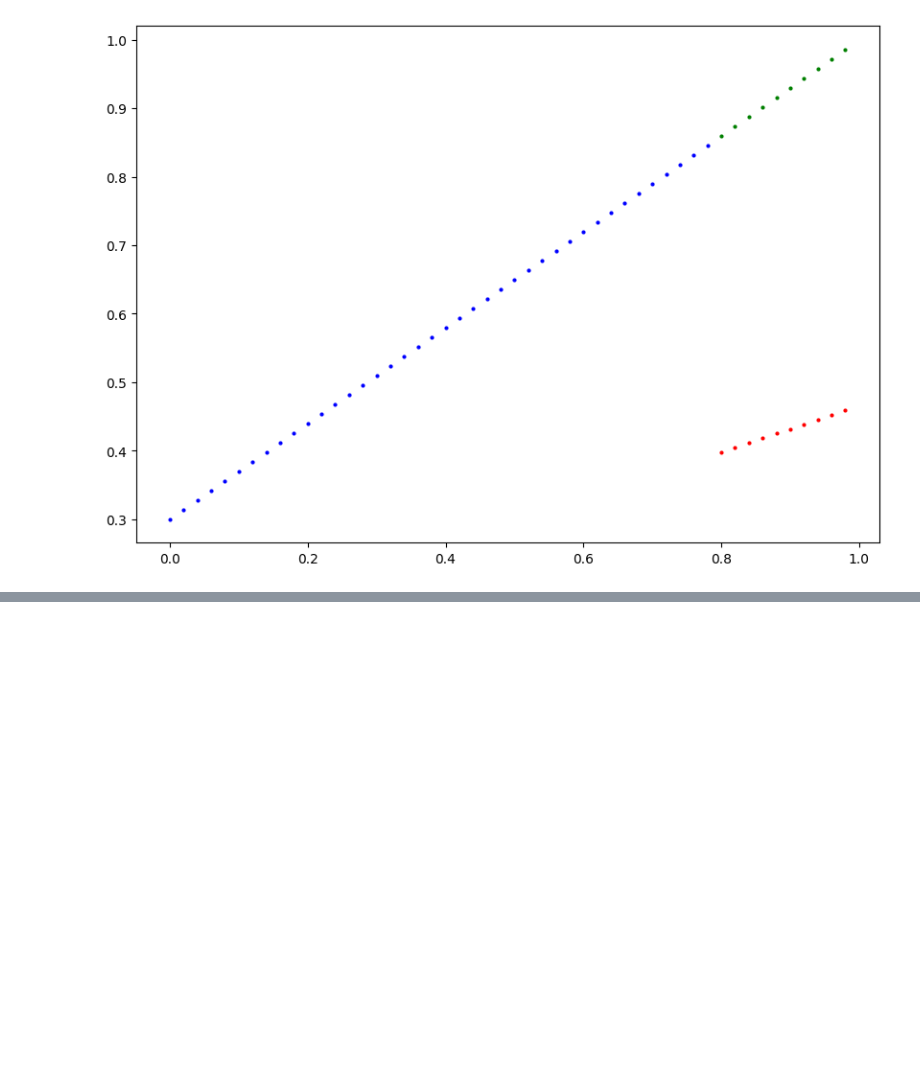
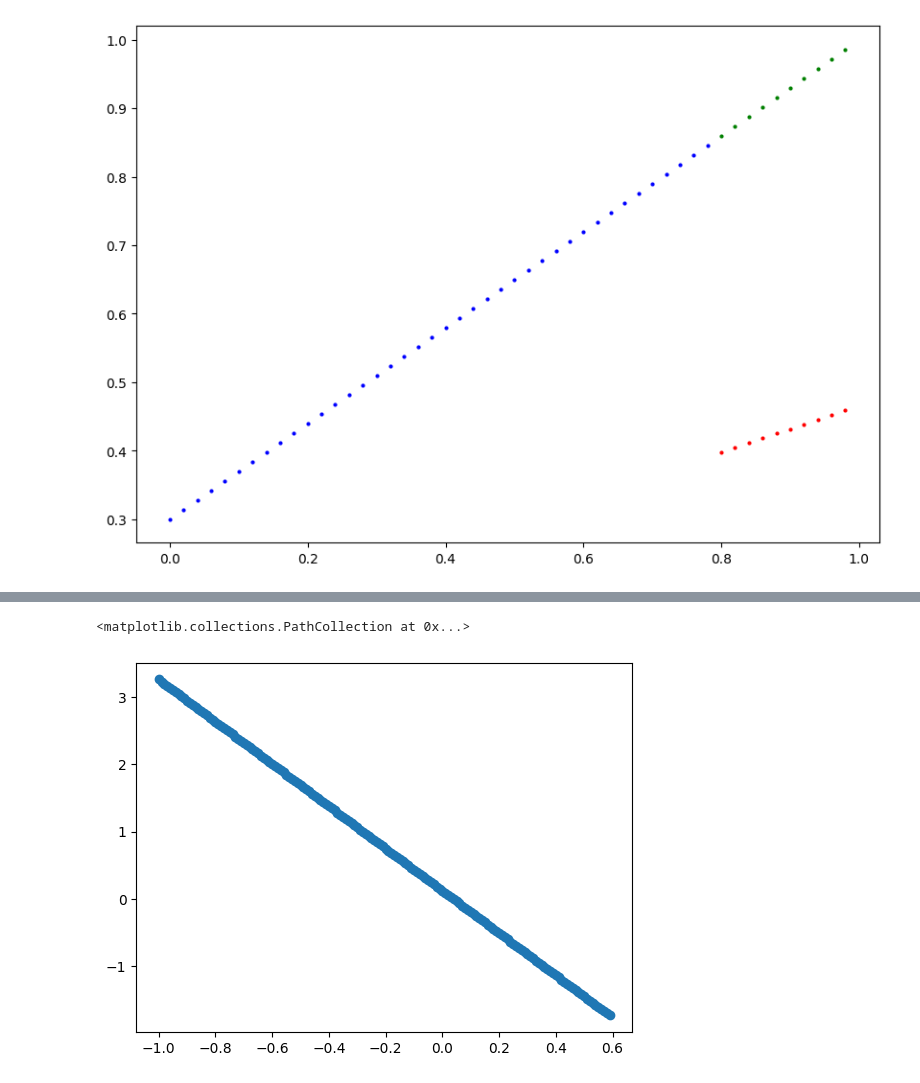
Before and after one commit to shrEkt101/chess, a Jupyter notebook: chess engine/pytorch experiments.ipynb, the cells around one changed output, grey strips where cells are left out. Cells and saved outputs as stored; diff of their text form; code cells hidden in the pictures; blank space fills up the shorter version.

```diff
--- a/chess engine/pytorch experiments.ipynb
+++ b/chess engine/pytorch experiments.ipynb
@@ -225,0 +226,8 @@ OrderedDict([('weights', tensor([0.6990])), ('bias', tensor([0.3093]))])
+# %%
+# practice
+
+weight = -3.14
+bias = 0.12
+
+X = torch.arange(-1, 1, 0.01) #is unsqueeze necessary? -> if you want to access it like X[0][0] yes.
+y = weight * X + bias
@@ -225,0 +254,9 @@ OrderedDict([('weights', tensor([0.6990])), ('bias', tensor([0.3093]))])
+# %%
+train_split = int(0.8 * len(X))
+X_train, y_train = X[:train_split], y[:train_split]
+X_test, y_test = X[train_split:], y[train_split]
+# %%
+plt.scatter(X_train, y_train)
+# %% [output]
+<matplotlib.collections.PathCollection at 0x...>
+[figure, added]
```
Also changed, not shown: parts of 4 cells of this notebook, 3 other files.
